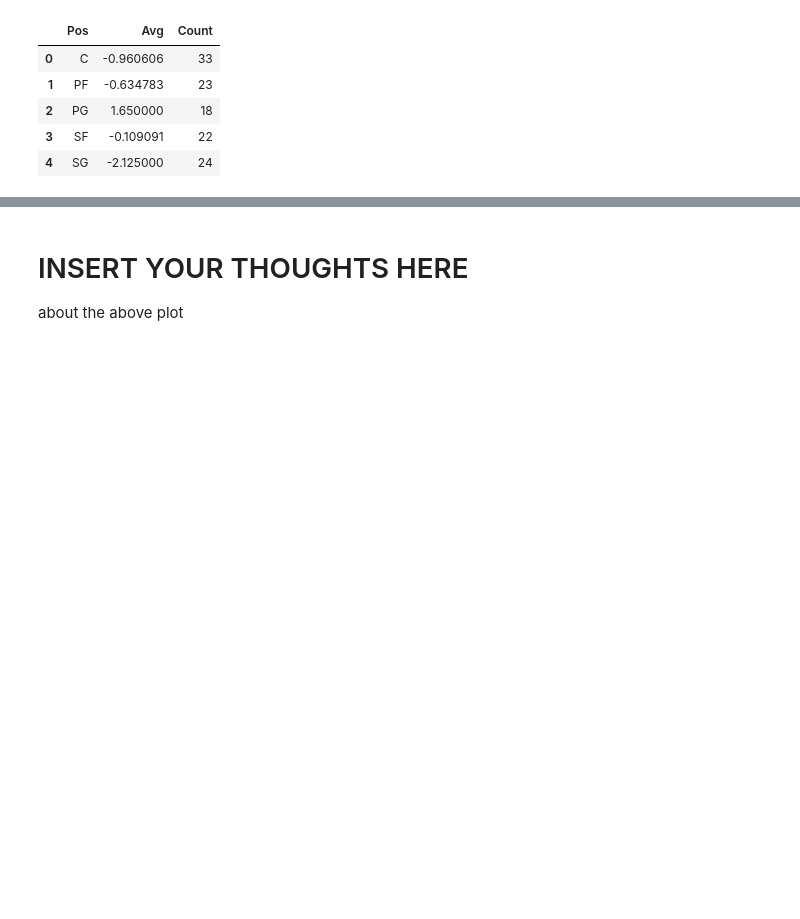
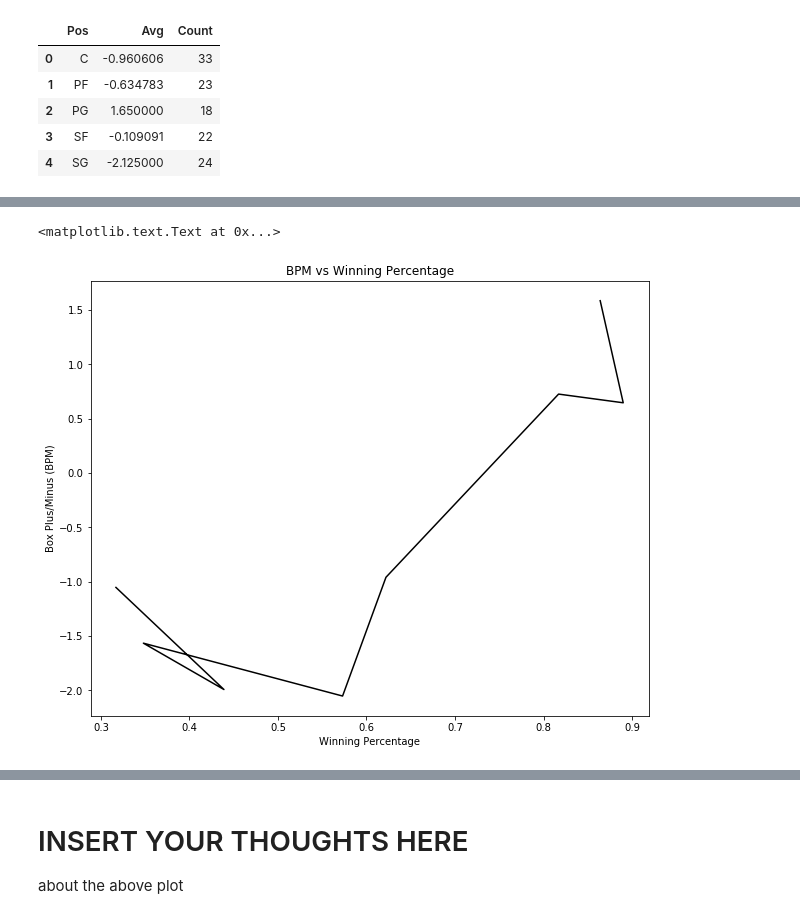
Before and after one commit to gvallang/cmsc320FinalTutorial, a Jupyter notebook: Untitled.ipynb, the cells around one changed output, grey strips where cells are left out. Cells and saved outputs as stored; diff of their text form; code cells hidden in the pictures; blank space fills up the shorter version.

```diff
--- a/Untitled.ipynb
+++ b/Untitled.ipynb
@@ -222,5 +223,13 @@ At this point, our data is ready to analyze. In this part, we would like to visu
 
 First thing we would like to analyze is the how BPM is scattered from the players every year in order to explain and visualize trends in BPM each year
+# %%
+plt.plot(WP['Winning Percentage'], WP['BPM'], color = "black")
+plt.title("BPM vs Winning Percentage")
+plt.ylabel('Box Plus/Minus (BPM)')
+plt.xlabel('Winning Percentage')
+# %% [output]
+<matplotlib.text.Text at 0x...>
+[figure, added]
 # %%
 import matplotlib.patches as mpatches
 
```
Also changed, not shown: parts of 11 cells of this notebook.
